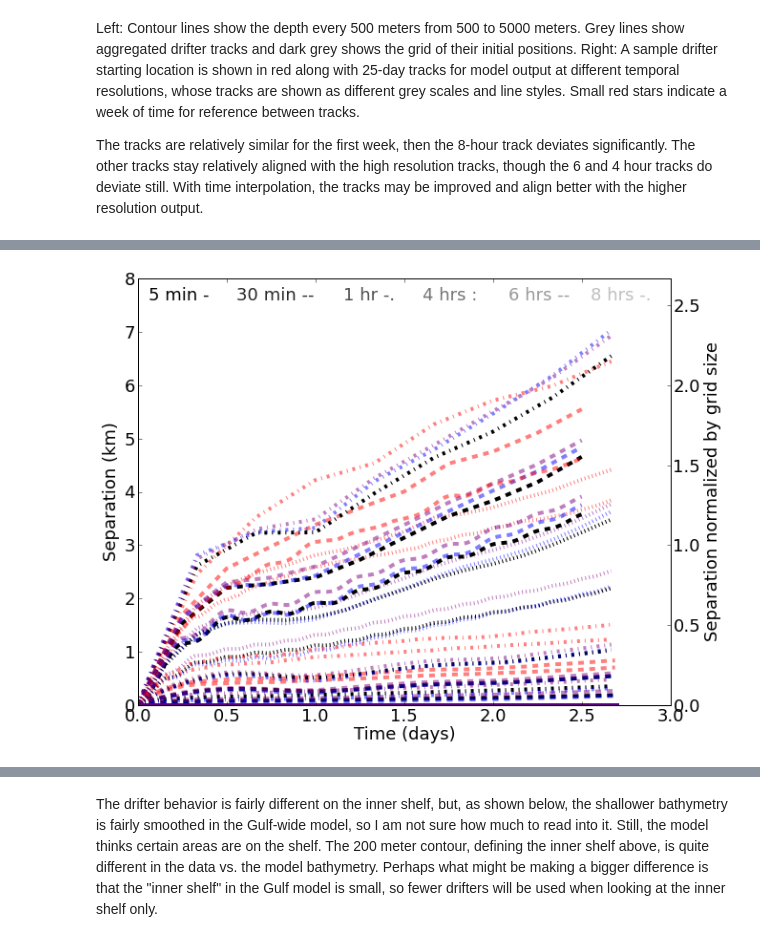
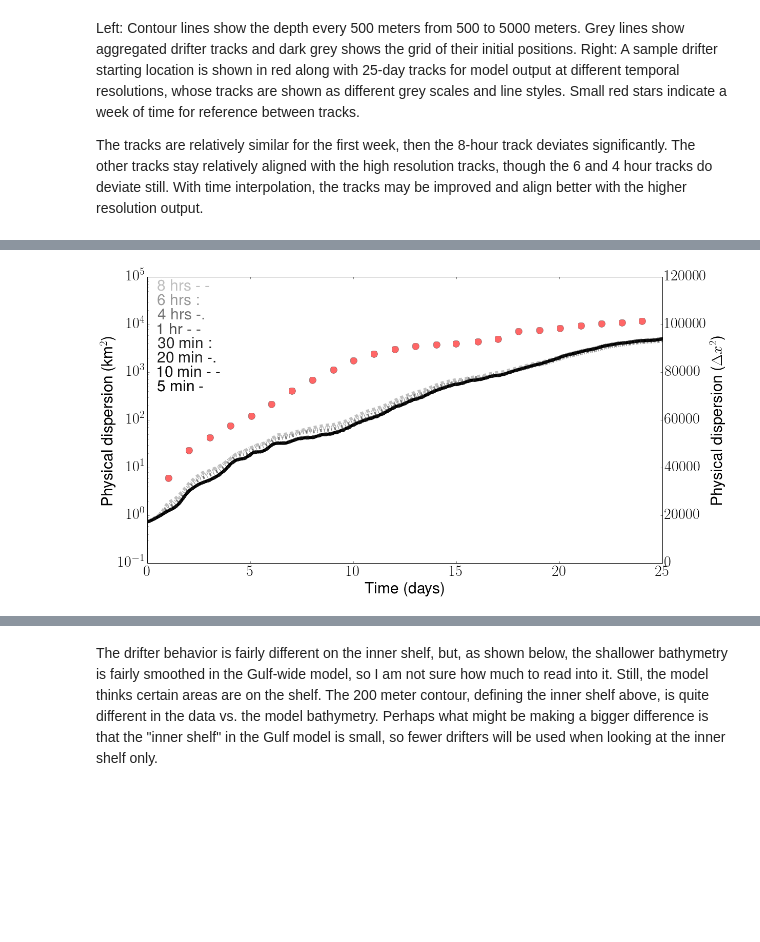
Before and after one commit to kthyng/time_res, a Jupyter notebook: time_res.ipynb, the cells around one changed output, grey strips where cells are left out. Drawn from its saved outputs; the diff is of its cells as text; code cells hidden in the pictures; blank space fills up the shorter version.

Commit message:
notebook has several good dispersion plots now

```diff
--- a/time_res.ipynb
+++ b/time_res.ipynb
@@ -207,53 +267,66 @@ text(0.7, 0.95, 'Deep', color='purple', transform = ax2.transAxes)
 # %%
 # Calculate dispersion between different particles starting at the same location
-# matplotlib.rcParams.update({'font.size': 24})
-fh = grid_gulf['trirllrho'].nn_interpolator(grid_gulf['h'].flatten()) # for finding what depth drifters were seeded at
-Files = glob.glob('tracks/*.nc')
+
+dx = 3. # in kilometers
+Files = glob.glob('/Volumes/Emmons/projects/time_res/calcs/*D2phys.npz')
 Files.sort()
-fig = figure(figsize(10,8))
+fig = figure(figsize(18,10))
 ax1 = fig.add_subplot(111)
+
+# LaCasce 2003 Data
+lacasce = np.loadtxt('../horizontal_diffusivity/lacasce_dispersion_Points.txt')
+# lacasce50 = np.loadtxt('../horizontal_diffusivity/figures/lacasce_disperion_50days.txt')
+ax1.semilogy(lacasce[:,0], lacasce[:,1], 'ro', label='LaCasce', markersize=13, alpha=0.6)#, mew=1.5, mec='grey')
+# ax1.semilogy(lacasce50[:,0], lacasce50[:,1], 'r*', label='LaCasce', markersize=15, alpha=0.6, markeredgewidth=1.5, mec='grey')
+
 for File in Files:
-    D2_all, t = time_res.calc_dispersion(File, grid=grid_gulf, squared=False)
 
-    # Separate drifters out by they started over inner shelf, outer shelf, or deeper
-    d = netCDF.Dataset(File)
-    lonp0 = d.variables['lonp'][:,0]
-    latp0 = d.variables['latp'][:,0]
-    hp = fh(lonp0, latp0)
-    ind = (hp<=200);
-    D2_inner, t = time_res.calc_dispersion(File, grid=grid_gulf, ind=ind, squared=False)
-
-    ind = all(vstack((hp>=200, hp<=3000.)),axis=0)
-    D2_outer, t = time_res.calc_dispersion(File, grid=grid_gulf, ind=ind, squared=False)
-
-    ind = hp<=3000.
-    D2_deep, t = time_res.calc_dispersion(File, grid=grid_gulf, ind=ind, squared=False)
+    # Only plot if have not used time interpolation, to be simpler
+    if int(File.split('nsteps')[1].split('D2')[0]) != 1:
+        continue
+#     print File
+    # Read in numerical dispersion values calculated previously on hafen
+    d = load(File)
+    D2 = d['D2']; t = d['t'];
 
     days = (t-t[0])/(3600*24)
     tseas = float(File.split('tseas_use')[1].split('_')[0])
     if tseas == 300: col=col5; m=m5 #'k' # 5 min
+    if tseas == 600: col=col10; m=m10;
+    if tseas == 1200: col=col20; m=m20;
     if tseas == 1800: col=col30; m=m30 #'r' # 30 min
     if tseas == 3600: col=col1; m=m1 #'b' # 1 hr
     if tseas == 14400: col=col4; m=m4 #'darkcyan' # 4 hr
     if tseas == 21600: col=col6; m=m6 #'m' # 6 hr
     if tseas == 28800: col=col8; m=m8 #'darkorange' # 8 hr
-    ax1.plot(days, D2_all, color='k', linewidth=4, linestyle=m)
-    ax1.plot(days, D2_inner, color='red', linewidth=4, linestyle=m,alpha=.5)
-    ax1.plot(days, D2_outer, color='blue', linewidth=4, linestyle=m,alpha=0.5)
-    ax1.plot(days, D2_deep, color='purple', linewidth=4, linestyle=m,alpha=.5)
+#     print 'days=',days
+#     print 'D2=',D2
+    ax1.semilogy(days, D2, color=col, linewidth=6, linestyle=m)
 
-ax1.set_ylim(0,8.)
-ax1.set_ylabel('Separation (km)'); xlabel('Time (days)')
+ax1.set_ylabel('Physical dispersion (km$^2$)'); xlabel('Time (days)')
 ax2 = ax1.twinx()
-ax2.set_yticks(ax1.get_yticks()/dx)
-ax2.set_yticks(arange(0,3.0,.5))
-ax2.set_ylabel('Separation normalized by grid size'); xlabel('Time (days)')
+ticks = ax1.get_yticks()/dx**2
+# ax2.set_yticks(ticks)
+
+locator = ticker.MaxNLocator(7) # if you want no more than 10 contours
+locator.create_dummy_axis()
+locator.set_bounds(ticks.min(),ticks.max())
+levs = locator()
+
+ax2.set_yticks(levs)
+# ax2.set_yticks(arange(0,3.0,.5))
+ax2.set_xlabel('Time (days)')
+ax2.set_ylabel('Physical dispersion ($\Delta x^2$)')
+
 # legend
-text(0.02, 0.95, '5 min ' + m5, color=col5, transform = ax1.transAxes)
-text(0.185, 0.95, '30 min ' + m30, color=col30, transform = ax1.transAxes)
-text(0.385, 0.95, '1 hr ' + m1, color=col1, transform = ax1.transAxes)
-text(0.535, 0.95, '4 hrs ' + m4, color=col4, transform = ax1.transAxes)
-text(0.695, 0.95, '6 hrs ' + m6, color=col6, transform = ax1.transAxes)
-text(0.85, 0.95, '8 hrs ' + m8, color=col8, transform = ax1.transAxes)
-# savefig('figures/separation_overall.png', bbox_inches='tight')
+text(0.02, 0.6, '5 min ' + n5, color=col5, transform = ax1.transAxes)
+text(0.02, 0.65, '10 min ' + n10, color=col10, transform = ax1.transAxes)
+text(0.02, 0.7, '20 min ' + n20, color=col20, transform = ax1.transAxes)
+text(0.02, 0.75, '30 min ' + n30, color=col30, transform = ax1.transAxes)
+text(0.02, 0.8, '1 hr ' + n1, color=col1, transform = ax1.transAxes)
+text(0.02, 0.85, '4 hrs ' + n4, color=col4, transform = ax1.transAxes)
+text(0.02, 0.9, '6 hrs ' + n6, color=col6, transform = ax1.transAxes)
+text(0.02, 0.95, '8 hrs ' + n8, color=col8, transform = ax1.transAxes)
+
+savefig('figures/D2_physical.png', bbox_inches='tight')
 # %% [output]
@@ -261 +333 @@ text(0.85, 0.95, '8 hrs ' + m8, color=col8, transform = ax1.transAxes)
-[figure, old version]
+[figure, new version]
```
Also changed, not shown: parts of 30 cells of this notebook.
